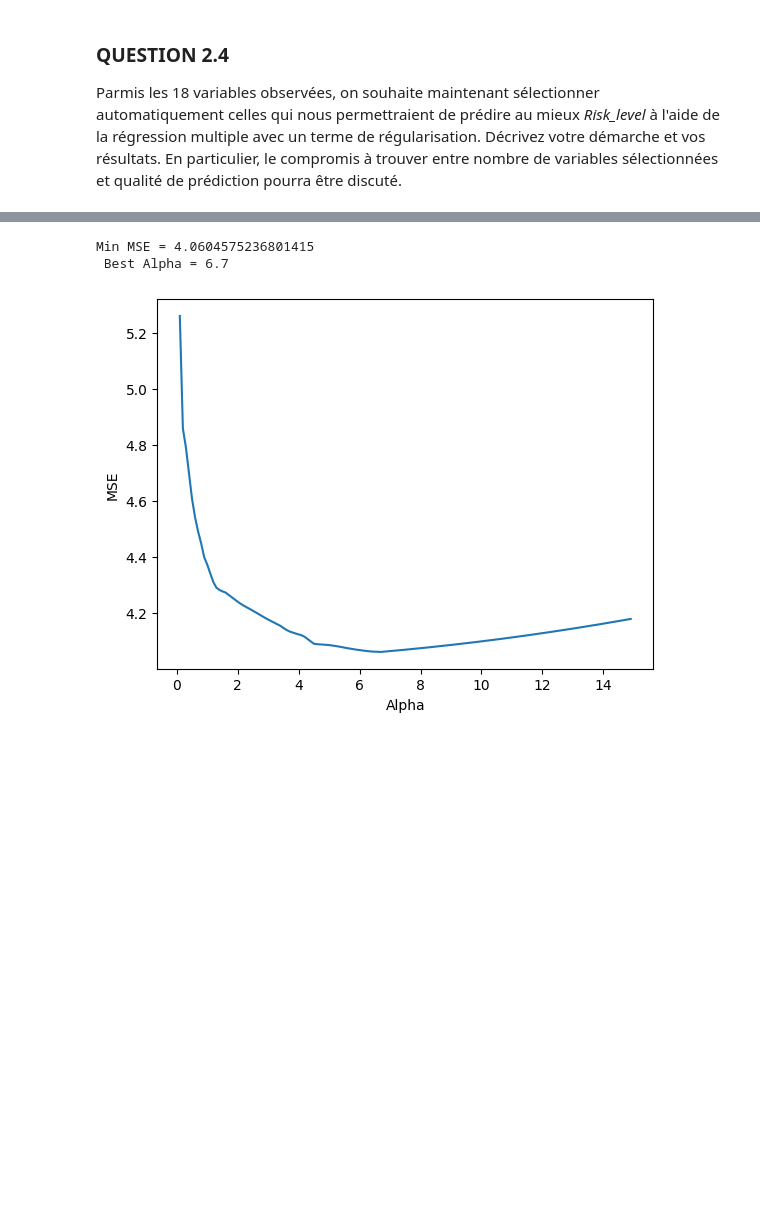
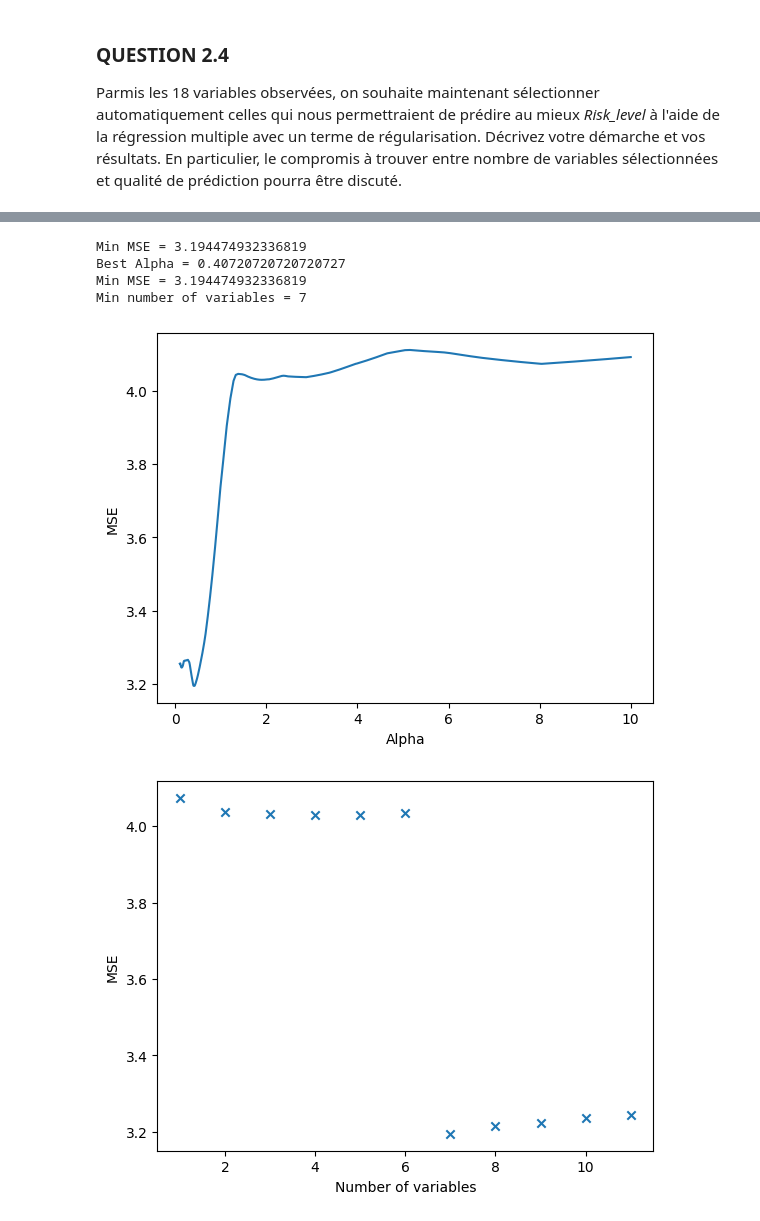
Before and after one commit to Nawiwae/BE_StatML, a Jupyter notebook: BE_StatML_2023.ipynb, the cells around one changed output, grey strips where cells are left out. Drawn from its saved outputs; the diff is of its cells as text; code cells hidden in the pictures; blank space fills up the shorter version.

```diff
--- a/BE_StatML_2023.ipynb
+++ b/BE_StatML_2023.ipynb
@@ -502,3 +531,12 @@ See the caveats in the documentation: https://pandas.pydata.org/pandas-docs/stab
+# %%
+#2.3.2
+X12 = np.array(dataframe['Feature_12']).reshape(-1,1)
+X12_clean, y_clean, index_abs = remove_abs(X12,y,nb_abs=2)
+
+#On retire les deux données aberrantes de Feature 12 dans le dataframe
+for index in index_abs:
+    #on retire la ligne index de dataframe
+    dataframe = dataframe.drop(index)
 # %% [markdown]
 
 ### QUESTION 2.4
@@ -514,36 +554,75 @@ from sklearn.metrics import mean_squared_error
 nb_folds = 8
 kf = KFold(n_splits=nb_folds)
 
-ALPHA = np.arange(0.1, 15, 0.1)
+#On importe à nouveau les données
+X = dataframe.drop('Risk_level', axis=1).values
+y = dataframe['Risk_level'].values
+
+nb_var = X.shape[1]
+
+#Nos tableaux a remplir au fur et a mesure
+ALPHA = np.linspace(0.1, 10, 1000)
 MSE =[]
+nb_null_var=[]
 
+
+#Pour chaque alpha, on réalise une regression lasso avec une méthode de validation croisée à nb_folds folds
 for alpha in ALPHA:
     sum_mse_scores=0.
+
     for train,test in kf.split(X):
         X_train=X[train]
         y_train=y[train]
         X_test=X[test]
         y_test=y[test]
 
         lasso_regressor = Lasso(alpha=alpha)
         lasso_regressor.fit(X_train, y_train)
 
         y_pred_lasso = lasso_regressor.predict(X_test)
         mse_score_lasso = mean_squared_error(y_test, y_pred_lasso)
         sum_mse_scores+= mse_score_lasso
 
     #print("alpha =", alpha, "MSE =", sum_mse_scores/nb_folds)
     MSE.append(sum_mse_scores/nb_folds)
+    nb_null_var.append(np.sum(lasso_regressor.coef_ == 0))
 
+
+#On trace la courbe MSE(alpha)
 plt.figure()
 plt.plot(ALPHA, MSE)
 plt.xlabel('Alpha')
 plt.ylabel('MSE')
 
 print("Min MSE =", min(MSE))
-print(" Best Alpha =", ALPHA[np.argmin(MSE)])
+print("Best Alpha =", ALPHA[np.argmin(MSE)])
+
+#On trace la courbe MSE(nb_var)
+#Pour chaque nombre de variable, on ne garde que la valeur de MSE la plus faible
+MSE_opti = []
+nb_null_var_opti = []
+
+
+for i in range(nb_var):
+    if i in nb_null_var:
+        #on recupère les index des valeurs de nb_null_var qui sont égales à i
+        candidates = [index for index, value in enumerate(nb_null_var) if value == i]
+        MSE_min, index_min = min((val, idx) for (idx, val) in enumerate([MSE[c] for c in candidates]))
+        MSE_opti.append(MSE_min)
+        nb_null_var_opti.append(i)
+
+
+plt.figure()
+plt.scatter(nb_var - np.array(nb_null_var_opti), MSE_opti, label='MSE(nb_var)', marker='x')
+plt.xlabel('Number of variables')
+plt.ylabel('MSE')
+print("Min MSE =", min(MSE))
+print("Min number of variables =", nb_var - np.array(nb_null_var)[np.argmin(MSE)])
 # %% [output]
-Min MSE = 4.0604575236801415
- Best Alpha = 6.7
+Min MSE = 3.194474932336819
+Best Alpha = 0.40720720720720727
+Min MSE = 3.194474932336819
+Min number of variables = 7
-[figure, old version]
+[figure, new version]
+[figure, added]
 # %% [markdown]
```
Also changed, not shown: parts of 14 cells of this notebook.
